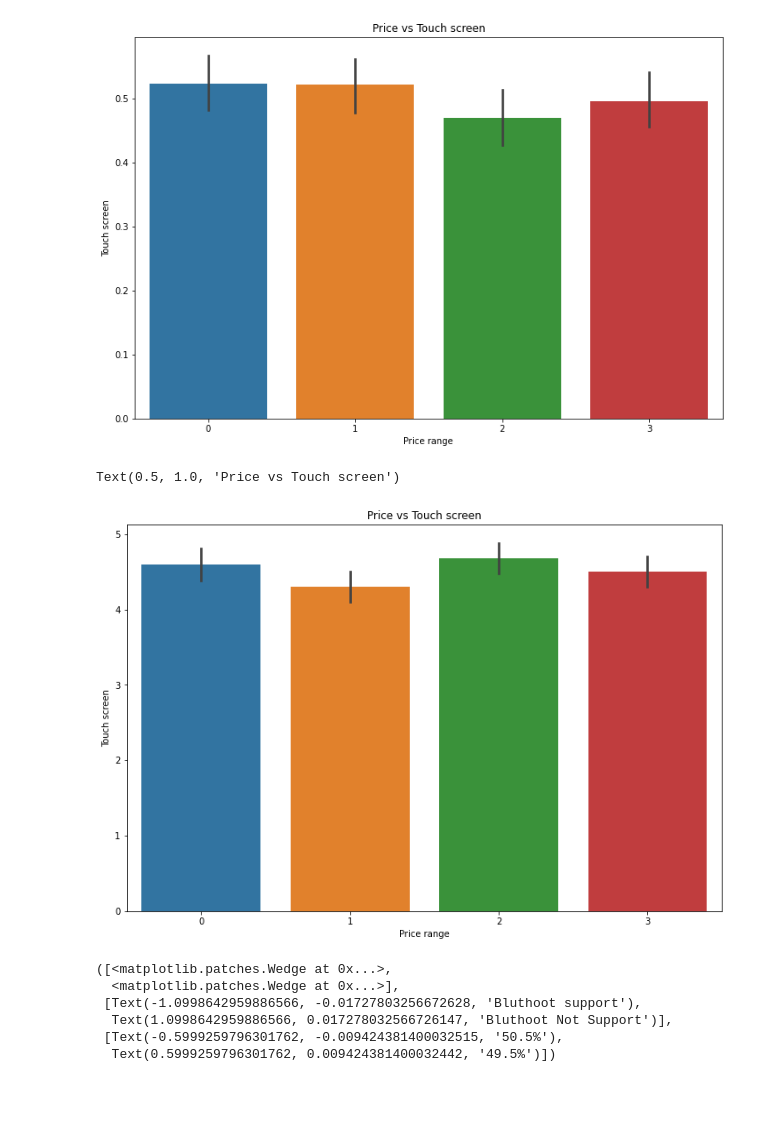
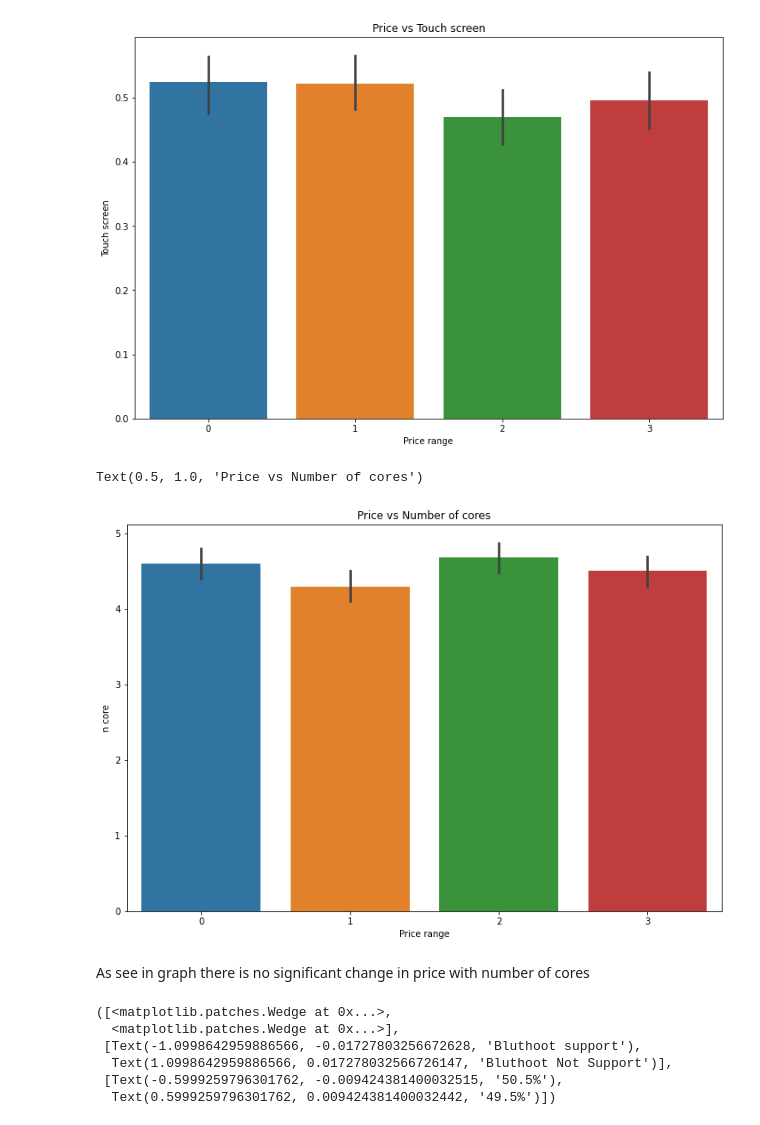
Before and after one commit to milanajudiya/Mobile_Price_Range_Prediction, a Jupyter notebook: Mobile_Price_Range_Prediction.ipynb, the cells around one changed output. Saved outputs shown, nothing was run; the diff lists cells and outputs as text; code cells hidden in the pictures; blank space fills up the shorter version.

```diff
--- a/Mobile_Price_Range_Prediction.ipynb
+++ b/Mobile_Price_Range_Prediction.ipynb
@@ -36,4 +40,5 @@ drive.mount('/content/drive')
 # %% [output]
 Mounted at /content/drive
 # %%
-df=pd.read_csv("/content/drive/MyDrive/Mobile price range prediction/data_mobile_price_range.csv")
+# Import dataset
+df=pd.read_csv("/content/drive/MyDrive/Mobile Price Prediction - Milan Ajudiya/data_mobile_price_range.csv")
@@ -154,12 +238,15 @@ plt.title("Price vs Touch screen")
 Text(0.5, 1.0, 'Price vs Touch screen')
 [figure]
 # %%
+# bar plot of target variable price vs N core
 plt.figure(figsize=(12,8))
 sns.barplot("price_range","n_cores",data=df_mobile)
 plt.xlabel("Price range")
-plt.ylabel("Touch screen")
-plt.title("Price vs Touch screen")
+plt.ylabel("n core")
+plt.title("Price vs Number of cores")
 # %% [output]
-Text(0.5, 1.0, 'Price vs Touch screen')
+Text(0.5, 1.0, 'Price vs Number of cores')
-[figure, old version]
+[figure, new version]
+# %% [markdown]
+As see in graph there is no significant change in price with number of cores
 # %%
```
Also changed, not shown: parts of 34 cells of this notebook.
